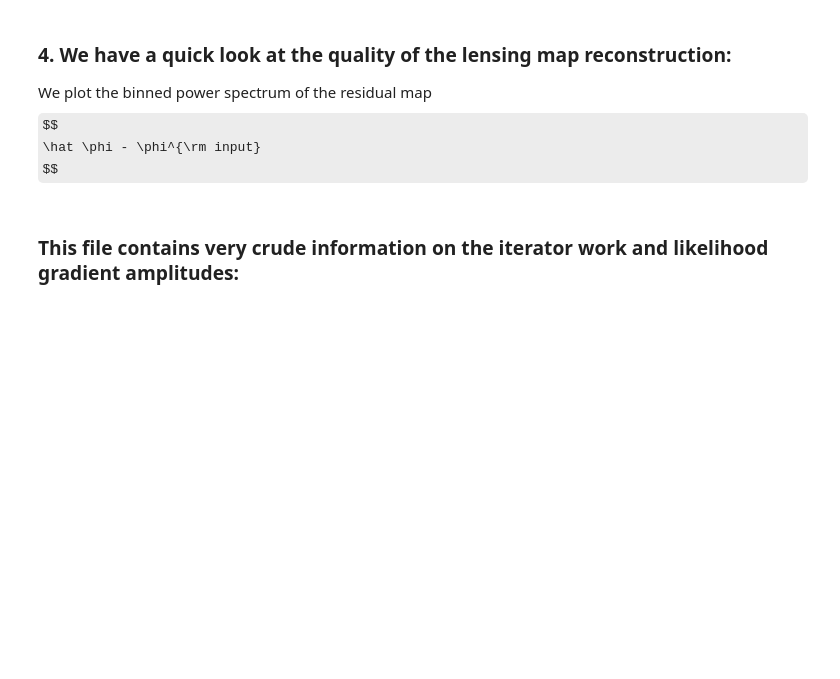
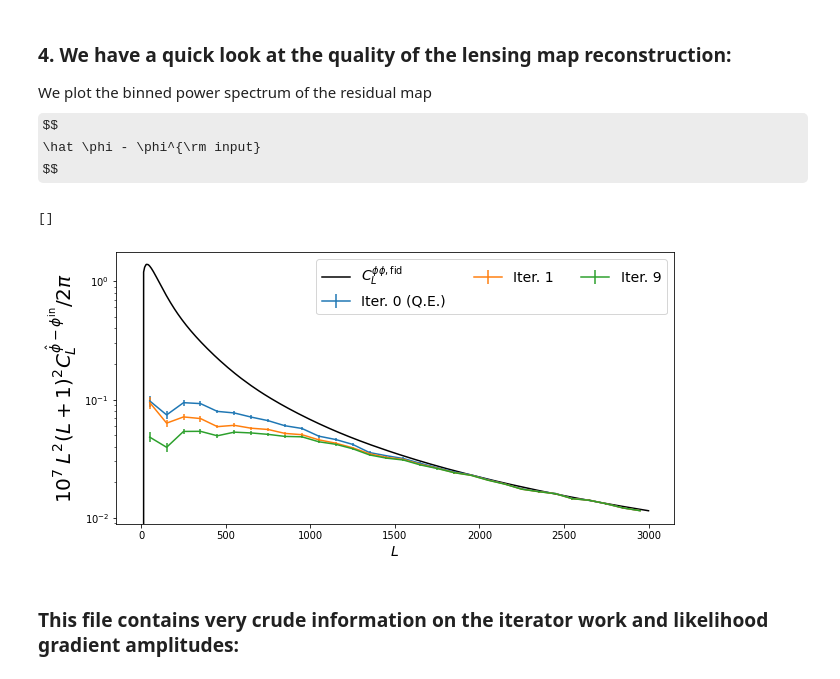
Before and after one commit to carronj/LensIt, a Jupyter notebook: demo_lensit.ipynb, the cells around one changed output. Drawn from its saved outputs; the diff is of its cells as text; code cells hidden in the pictures; some formulas as TeX source; blank space fills up the shorter version.

```diff
--- a/demo_lensit.ipynb
+++ b/demo_lensit.ipynb
@@ -148,21 +131,24 @@ $$
 # %%
 ell, = np.where(itlib.lib_qlm.get_Nell()[:3001])
 w = lambda ell : ell ** 2 * (ell + 1.) ** 2 /2./np.pi * 1e7
 edges = np.arange(0, 3100, 100)
 bl = edges[:-1];bu = edges[1:]
 
 sims = li.get_maps_lib('S4', 10, 11)
 plm_input = itlib.lib_qlm.udgrade(sims.lencmbs.lib_skyalm, sims.lencmbs.get_sim_plm(0))
 bnd_cl = lambda cl : li.misc.misc_utils.binned(cl, ell, bl, bu, w=w, return_err=True)
 pl.figure(figsize= (10,5))
-for it in range(3):
+for it in [0, 1, 9]:
     cl, err = bnd_cl(itlib.lib_qlm.alm2cl(itlib.get_Plm(it, 'p') - plm_input))
     pl.errorbar(0.5 * bl + 0.5 * bu, cl, yerr=err, label='Iter. %s'%it + (it == 0) * ' (Q.E.)')
 pl.plot(ell, li.get_fidcls()[0]['pp'][ell] * w(ell), c='k', label=r'$C_L^{\phi\phi, \rm fid}$')
 pl.ylabel(r'$10^7\: L^2(L + 1)^2 C^{\hat \phi - \phi^{\rm in}}_L /2 \pi$', fontsize=20)
 pl.xlabel(r'$L$', fontsize=14)
 pl.legend(ncol=3, fontsize=14)
 pl.semilogy()
+# %% [output]
+[]
+[figure, added]
 # %% [markdown]
 ### This file contains very crude information on the iterator work and likelihood gradient amplitudes:
 # %%
```
Also changed, not shown: parts of 5 cells of this notebook.
